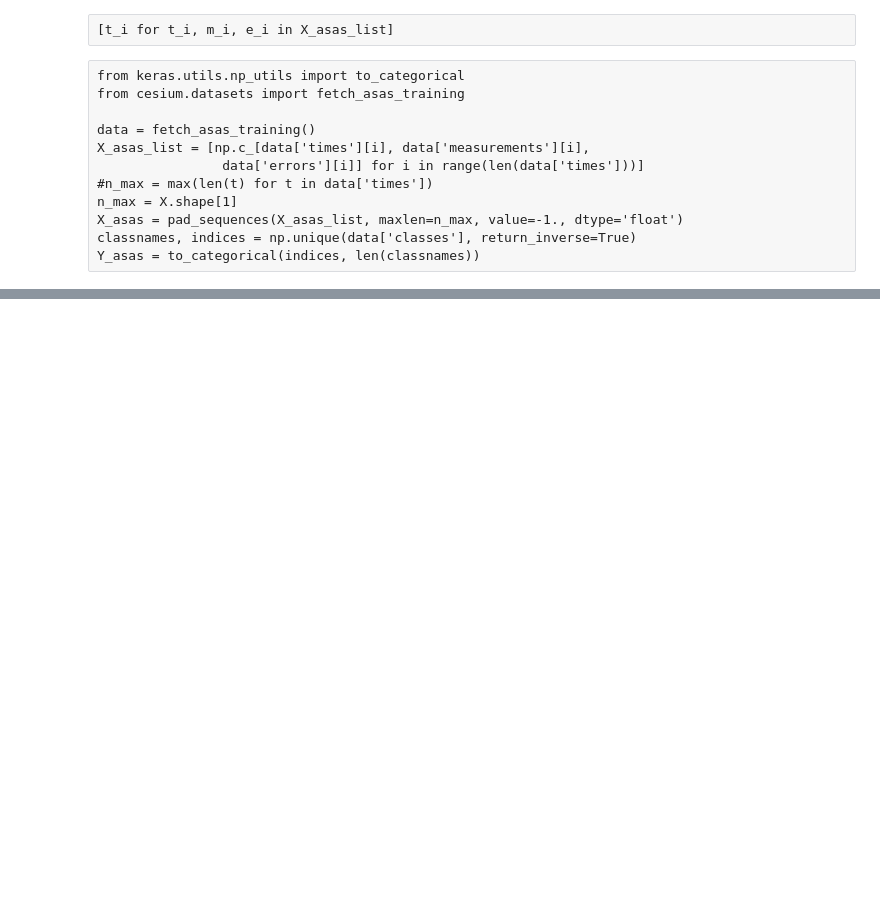
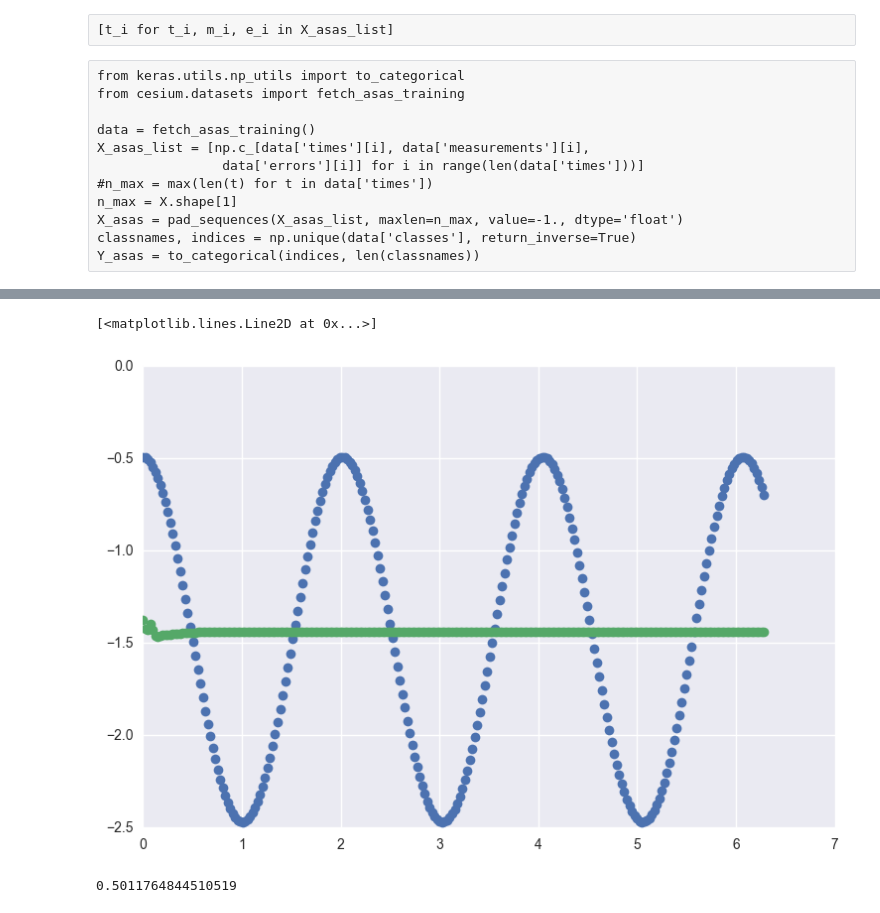
Before and after one commit to bnaul/timeflow, a Jupyter notebook: autoencoder.ipynb, the cells around one changed output, grey strips where cells are left out. Saved outputs shown, nothing was run; the diff lists cells and outputs as text; code cells hidden in the pictures; blank space fills up the shorter version.

```diff
--- a/autoencoder.ipynb
+++ b/autoencoder.ipynb
@@ -46,18 +52,26 @@ np.median(X[0, :, 1])
 # %%
 i += 1
-# TODO if args.even: ...
-inds = (X[i, :, -1] >= 0.)
-t = X[i, inds, 0]
-m = X[i, inds, 1]
-e = X[i, inds, 2]
-#plt.plot(t, m, 'o')
-plt.errorbar(t, m, e, None, 'o')
+if args.even:
+    t = np.linspace(0, 2 * np.pi, X.shape[1])
+    m = X[i, :, 0]
+    pred_i = model.predict(X[[i]])[0, :, 0]
+else:
+    inds = (X[i, :, -1] >= 0.)
+    t = X[i, inds, 0]
+    m = X[i, inds, 1]
+    e = X[i, inds, 2]
+    #plt.plot(t, m, 'o')
+    plt.errorbar(t, m, e, None, 'o')
+    pred_i = model.predict({'main_input': X[i:i+1], 'aux_input': X[i:i+1, :, [0, 2]]})[0, inds, 0]
 
-pred_i = model.predict({'main_input': X[i:i+1], 'aux_input': X[i:i+1, :, [0, 2]]})
-plt.plot(t, pred_i[0, inds, 0], 'o')
+plt.plot(t, m, 'o')
+plt.plot(t, pred_i, 'o')
 
 #w_r, A_r, phi_r, b_r = pred_gru[i]
 #x_r = A_r * np.sin(2 * np.pi * w_r * t + phi_r) + b_r
 #plt.plot(t, x_r, '--')
 
 #plt.legend(['Noisy', 'Original'])
+# %% [output]
+[<matplotlib.lines.Line2D at 0x...>]
+[figure, added]
@@ -65,0 +78,4 @@ np.corrcoef(encoding, Y[:encoding.shape[0]], rowvar=0)[:6, 6:]
+# %%
+np.mean((m - pred_i) ** 2)
+# %% [output]
+0.5011764844510519
```
Also changed, not shown: parts of 10 cells of this notebook, 2 other files.
